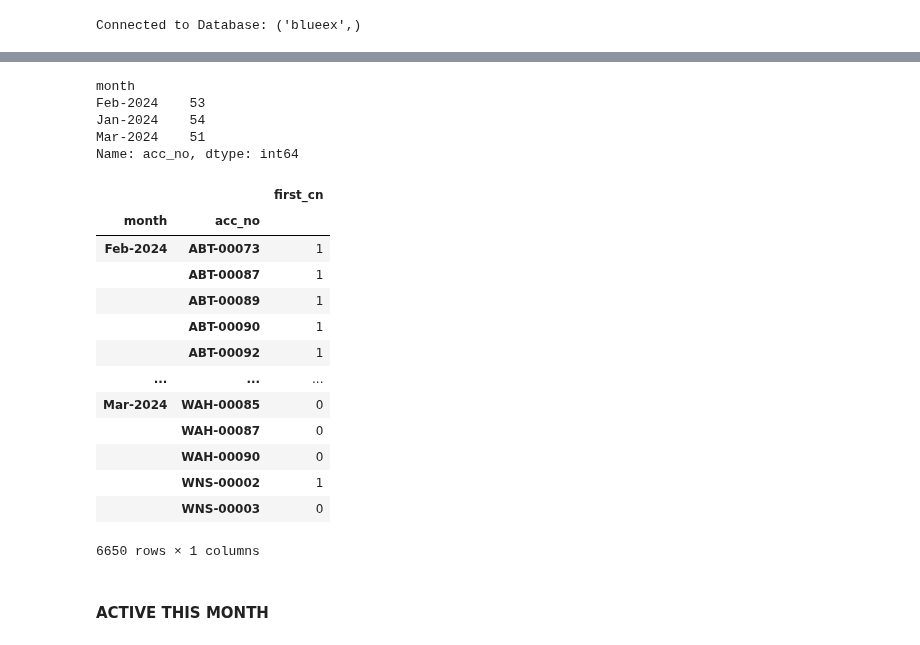
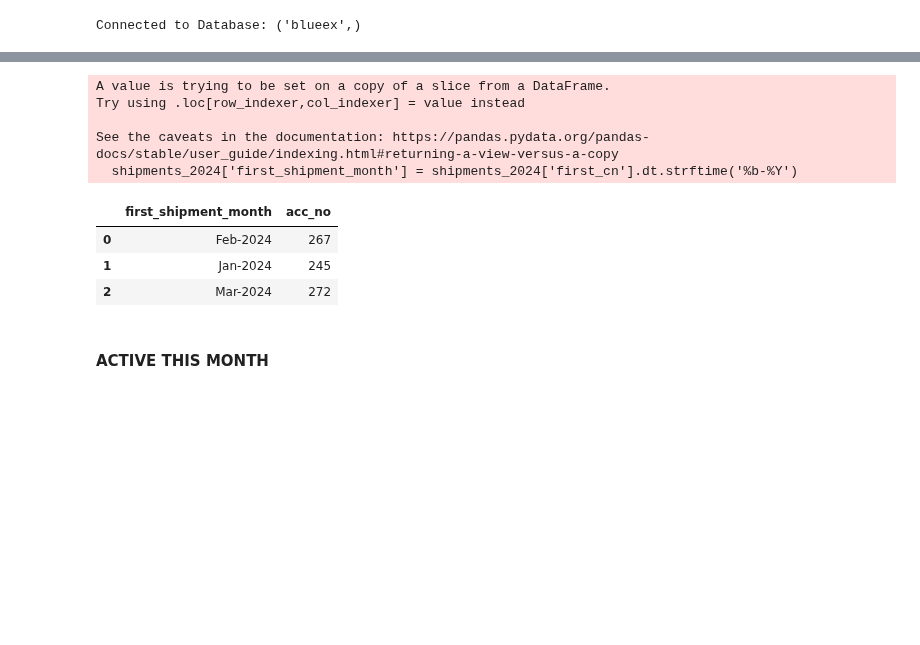
Before and after one commit to TahaDataAlchemy/BLUE-EX-Domestic-Auto, a Jupyter notebook: ETL.ipynb, the cells around one changed output, grey strips where cells are left out. Cells and saved outputs as stored; diff of their text form; code cells hidden in the pictures; blank space fills up the shorter version.

Commit message:
SLIDE_3 data issue resolved

```diff
--- a/ETL.ipynb
+++ b/ETL.ipynb
@@ -1423,8 +1399,0 @@ dff = temp[dff == True]
-# %%
-dff.groupby("month")["acc_no"].nunique()
-# %% [output]
-month
-Feb-2024    53
-Jan-2024    54
-Mar-2024    51
-Name: acc_no, dtype: int64
@@ -1433,23 +1400,26 @@ d
-# %%
-df_sp13.groupby(["month","acc_no"]).agg(
-    first_cn = ("first_cn","nunique")
-
-)
-# %% [output]
-|  |  | first_cn |
-| month | acc_no |  |
-| Feb-2024 | ABT-00073 | 1 |
-|  | ABT-00087 | 1 |
-|  | ABT-00089 | 1 |
-|  | ABT-00090 | 1 |
-|  | ABT-00092 | 1 |
-| ... | ... | ... |
-| Mar-2024 | WAH-00085 | 0 |
-|  | WAH-00087 | 0 |
-|  | WAH-00090 | 0 |
-|  | WNS-00002 | 1 |
-|  | WNS-00003 | 0 |
-6650 rows × 1 columns
+# %%
+df_sp13['first_cn'] = pd.to_datetime(df_sp13['first_cn'])
+
+shipments_2024 = df_sp13[df_sp13['first_cn'].dt.year == 2024]
+
+# Extract month and year of first shipments
+shipments_2024['first_shipment_month'] = shipments_2024['first_cn'].dt.strftime('%b-%Y')
+
+# Group by month and count unique account numbers
+monthly_unique_accounts = shipments_2024.groupby('first_shipment_month')['acc_no'].nunique().reset_index()
+# %% [output]
+A value is trying to be set on a copy of a slice from a DataFrame.
+Try using .loc[row_indexer,col_indexer] = value instead
+
+See the caveats in the documentation: https://pandas.pydata.org/pandas-docs/stable/user_guide/indexing.html#returning-a-view-versus-a-copy
+  shipments_2024['first_shipment_month'] = shipments_2024['first_cn'].dt.strftime('%b-%Y')
+# %%
+monthly_unique_accounts
+# %% [output]
+|  | first_shipment_month | acc_no |
+| 0 | Feb-2024 | 267 |
+| 1 | Jan-2024 | 245 |
+| 2 | Mar-2024 | 272 |
 # %% [markdown]
 #### ACTIVE THIS MONTH
 # %%
```
Also changed, not shown: parts of 5 cells of this notebook.
